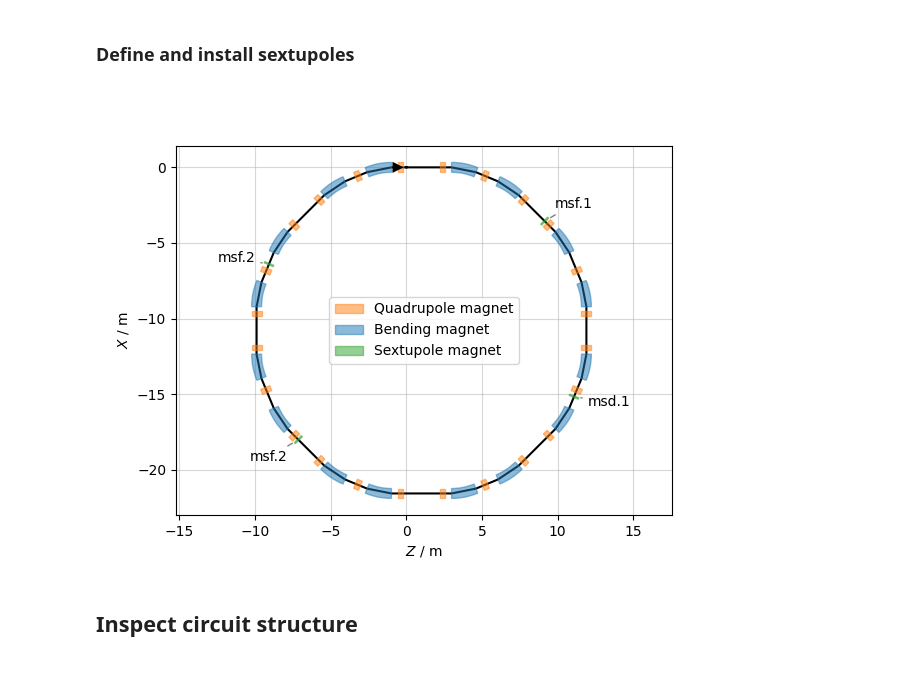
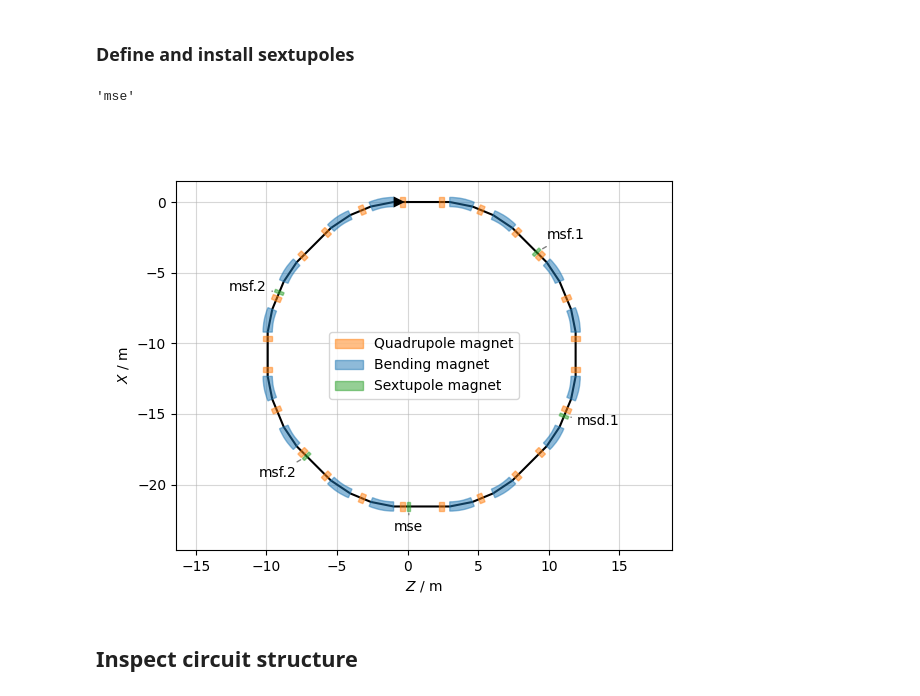
Before and after one commit to xsuite/tutorial_cern_seminar, a Jupyter notebook: notebook_00_lattice_design.ipynb, the cells around one changed output. Saved outputs shown, nothing was run; the diff lists cells and outputs as text; code cells hidden in the pictures.

```diff
--- a/notebook_00_lattice_design.ipynb
+++ b/notebook_00_lattice_design.ipynb
@@ -123,25 +123,30 @@ sv.plot(labels=tt_quad.name);
 ### Define and install sextupoles
 # %%
 # Magnet type
-env.new('ms', xt.Sextupole, length=0.1)
+env.new('ms', xt.Sextupole, length=0.2)
 
 # Magnet instances
 env.new('msf.1', 'ms', k2='ksf.1')
 env.new('msf.2', 'ms', k2='ksf.2')
 env.new('msd.1', 'ms', k2='ksd.1')
-env.new('msd.2', 'ms', k2='ksd.2');
+env.new('msd.2', 'ms', k2='ksd.2')
+env.new('mse',   'ms', k2='kse')
+# %% [output]
+'mse'
 # %%
 ring.insert([
     env.place('msf.1', at=-0.2, from_='qfb.0@start'),
     env.place('msf.2', at=-0.2, from_='qfb.4@start'),
     env.place('msd.1', at=0.3,  from_='qd.2@end'),
-    env.place('msf.2', at=0.3,  from_='qd.6@end')])
+    env.place('msf.2', at=0.3,  from_='qd.6@end'),
+    env.place('mse',   at=-0.3, from_='qfa.4@start')
+])
 # %%
 # Inspect sextupoles in the survey
 sv = ring.survey()
-sv.plot(labels=['msf.1', 'msf.2', 'msd.1', 'msd.2'])
+sv.plot(labels=['msf.1', 'msf.2', 'msd.1', 'msd.2', 'mse'])
 # %% [output]
-[figure, old version]
+[figure, new version]
 # %%
 # Define two sextupole circuits (each with two magnets)
 env['ksf.1'] = 'ksf'
```
Also changed, not shown: parts of 1 cell of this notebook, 1 other file.
